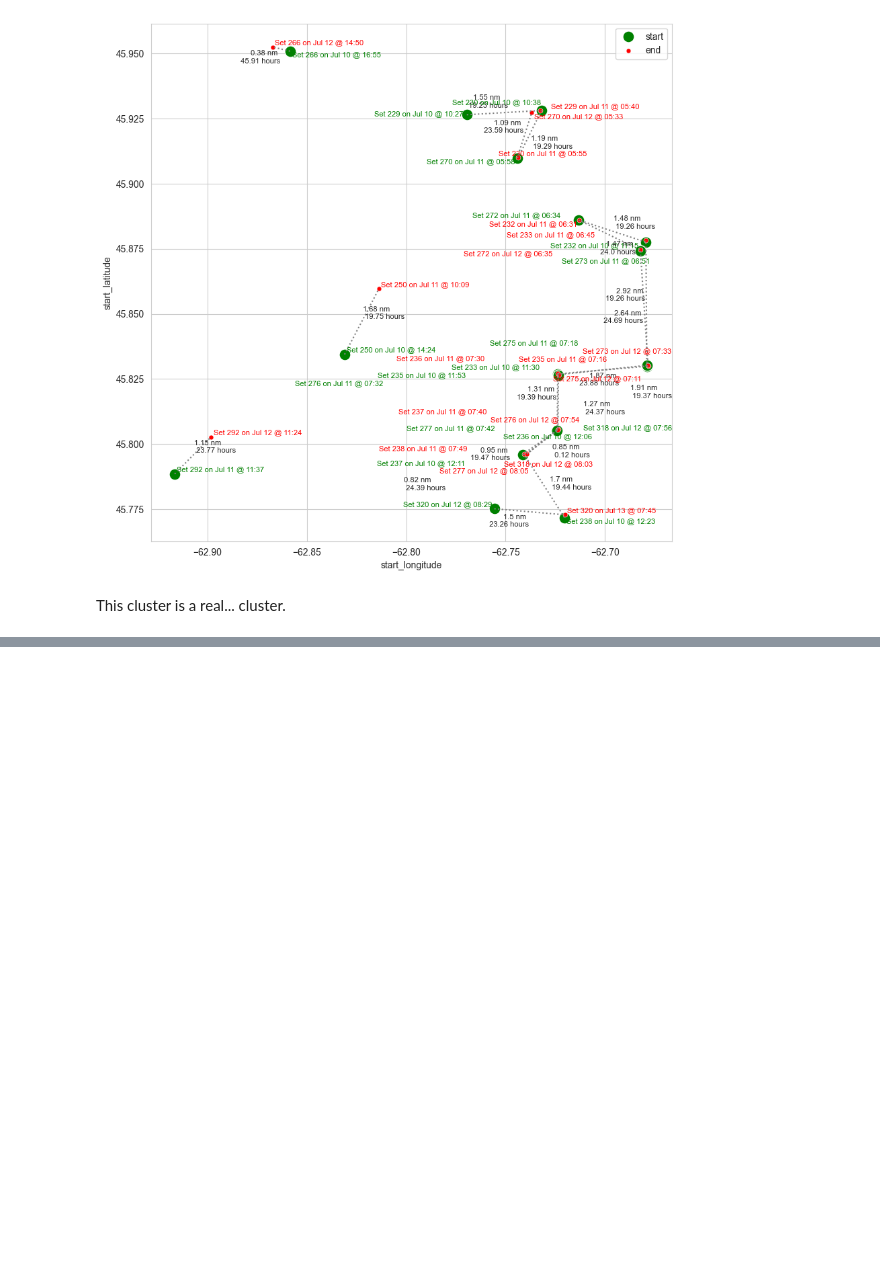
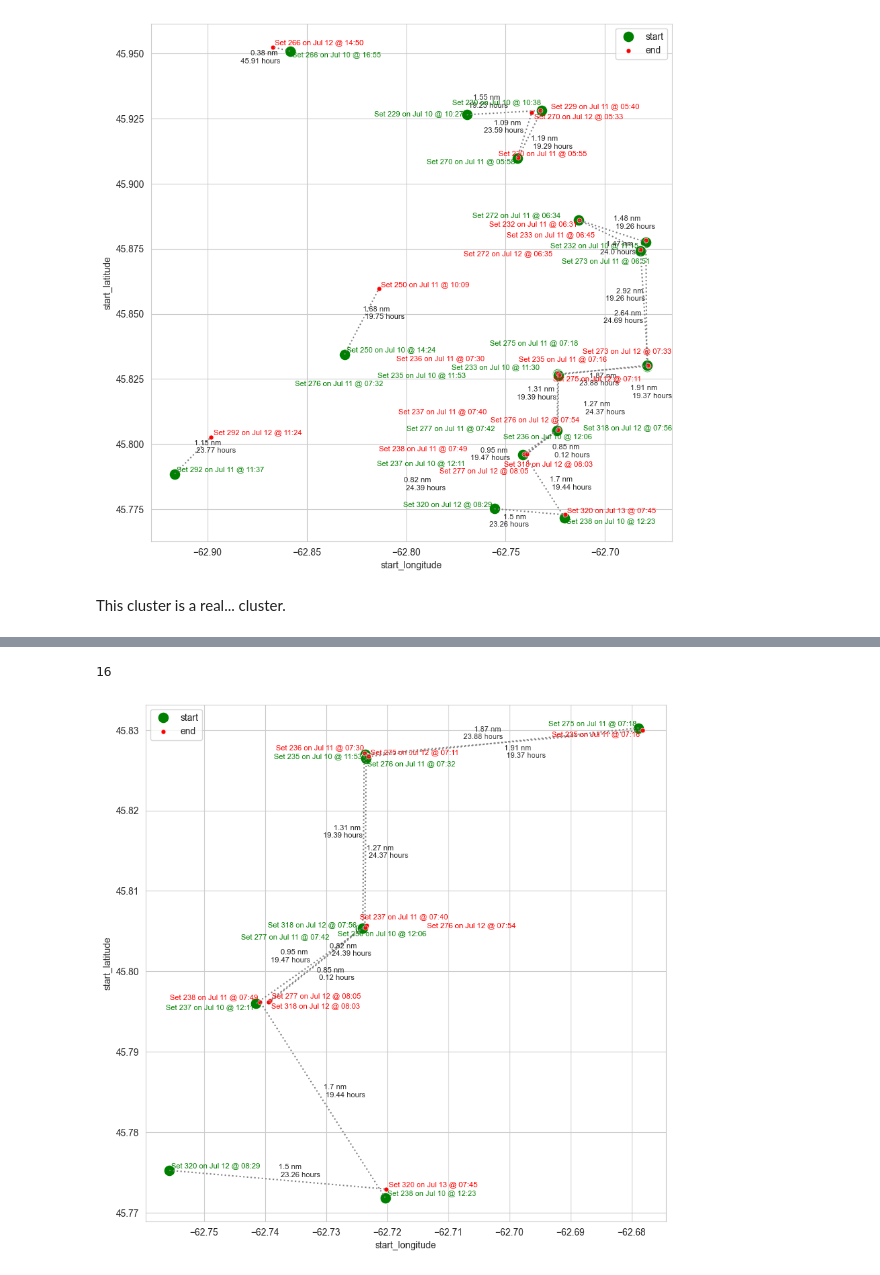
Before and after one commit to dfo-gulf-science/JupyterNotebookCollection, a Jupyter notebook: RockCrabX023/SetExploration.ipynb, the cells around one changed output, grey strips where cells are left out. Cells and saved outputs as stored; diff of their text form; code cells hidden in the pictures; blank space fills up the shorter version.

```diff
--- a/RockCrabX023/SetExploration.ipynb
+++ b/RockCrabX023/SetExploration.ipynb
@@ -386,0 +421,35 @@ adjust_text(texts)
+# %%
+group1_temp = group1.copy(deep=True)
+
+# swap_end_coords(group1_temp, 320,238)
+remove_row(group1_temp, 292)
+remove_row(group1_temp, 250)
+remove_row(group1_temp, 266)
+
+group1_temp = limit_df(group1_temp, -62.76,-62.70, 45.75, 45.84)
+
+
+# replot the remained sets
+plt.figure(figsize=(10, 10))
+sns.scatterplot(data=group1_temp, x="start_longitude", y="start_latitude", color="g", label="start", s=150)
+sns.scatterplot(data=group1_temp, x="end_longitude", y="end_latitude", color="r", label="end", s=25)
+texts = list()
+for index, row in group1_temp.iterrows():
+    texts.append(
+        plt.text(x=row["centroid_longitude"], y=row["centroid_latitude"], font={'size': 8},
+                 s=f'{round(row["distance"], 2)} nm \n {round(row["duration"], 2)} hours')
+    )
+    texts.append(
+        plt.text(x=row["start_longitude"], y=row["start_latitude"], color="g", font={'size': 8},
+                 s=f'Set {row["set_number"]} on {row["start_date"].strftime("%b %d @ %H:%M")}')
+    )
+    texts.append(
+        plt.text(x=row["end_longitude"], y=row["end_latitude"], color="r", font={'size': 8},
+                 s=f'Set {row["set_number"]} on {row["end_date"].strftime("%b %d @ %H:%M")}')
+    )
+
+    plt.plot((row["start_longitude"], row["end_longitude"]), (row["start_latitude"], row["end_latitude"]), c="grey", linestyle=":")
+adjust_text(texts)
+# %% [output]
+16
+[figure, added]
```
Also changed, not shown: parts of 2 cells of this notebook.
